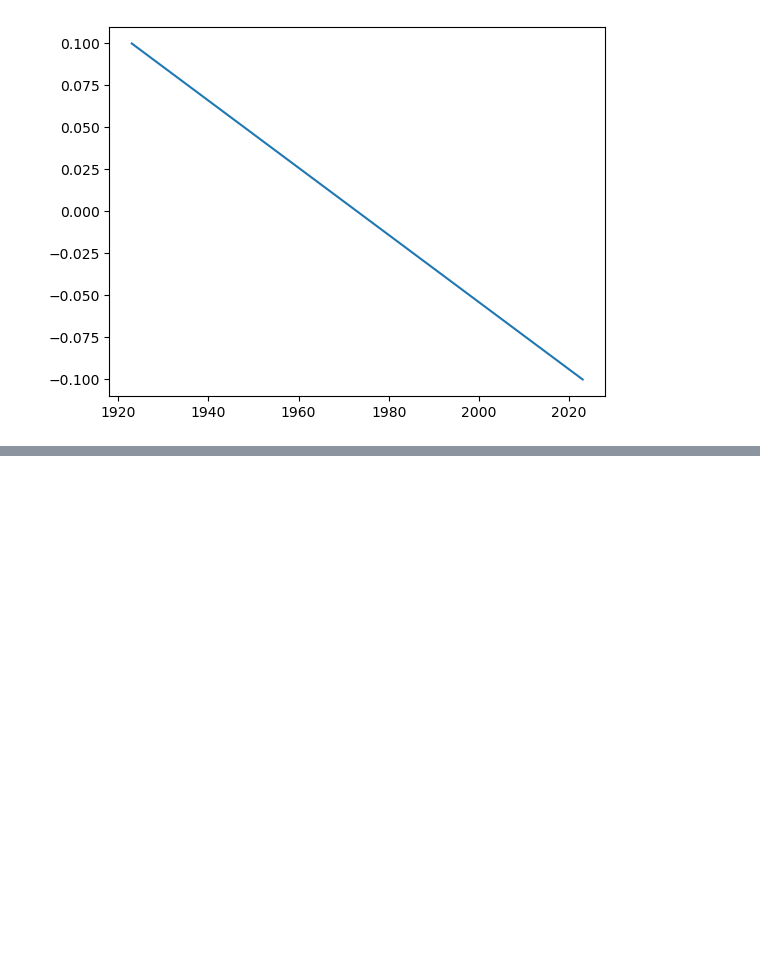
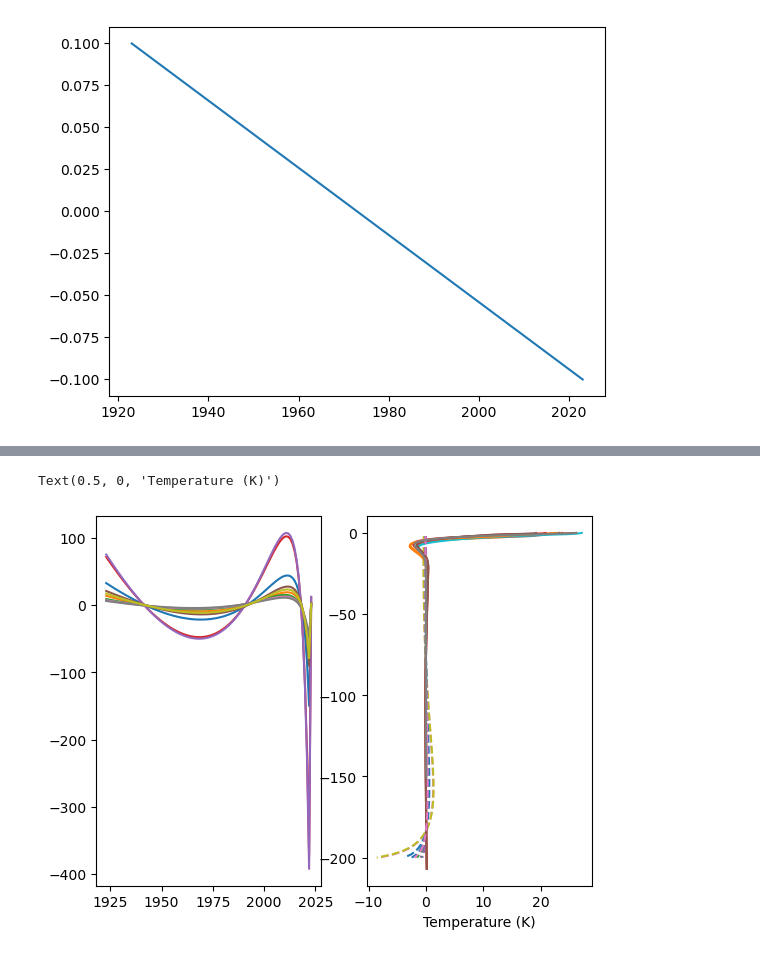
Before and after one commit to johnmorganmanos/Antarctica_AH_Thermometry, a Jupyter notebook: Untitled.ipynb, the cells around one changed output, grey strips where cells are left out. Saved outputs shown, nothing was run; the diff lists cells and outputs as text; code cells hidden in the pictures; blank space fills up the shorter version.

```diff
--- a/Untitled.ipynb
+++ b/Untitled.ipynb
@@ -131,0 +157,14 @@ Text(0.5, 1.0, 'Present Detrended Temp Profile')
+# %%
+fig, (ax1, ax2) = plt.subplots(1,2)
+for i in data:
+    anomaly = data[i][8].values
+    inversed_realData = inverser_SVD(detrend(G, axis=1),anomaly,nz=nz+1,p=3)
+    ax1.plot(t,inversed_realData[0])
+
+    forward_model = inversed_realData[0] @ detrend(G, axis=1)
+    ax2.plot(forward_model,z*-1,ls='--')
+    ax2.plot(anomaly,data[i][0].values*-1)
+ax2.set_xlabel('Temperature (K)')
+# %% [output]
+Text(0.5, 0, 'Temperature (K)')
+[figure, added]
```
Also changed, not shown: parts of 11 cells of this notebook.
